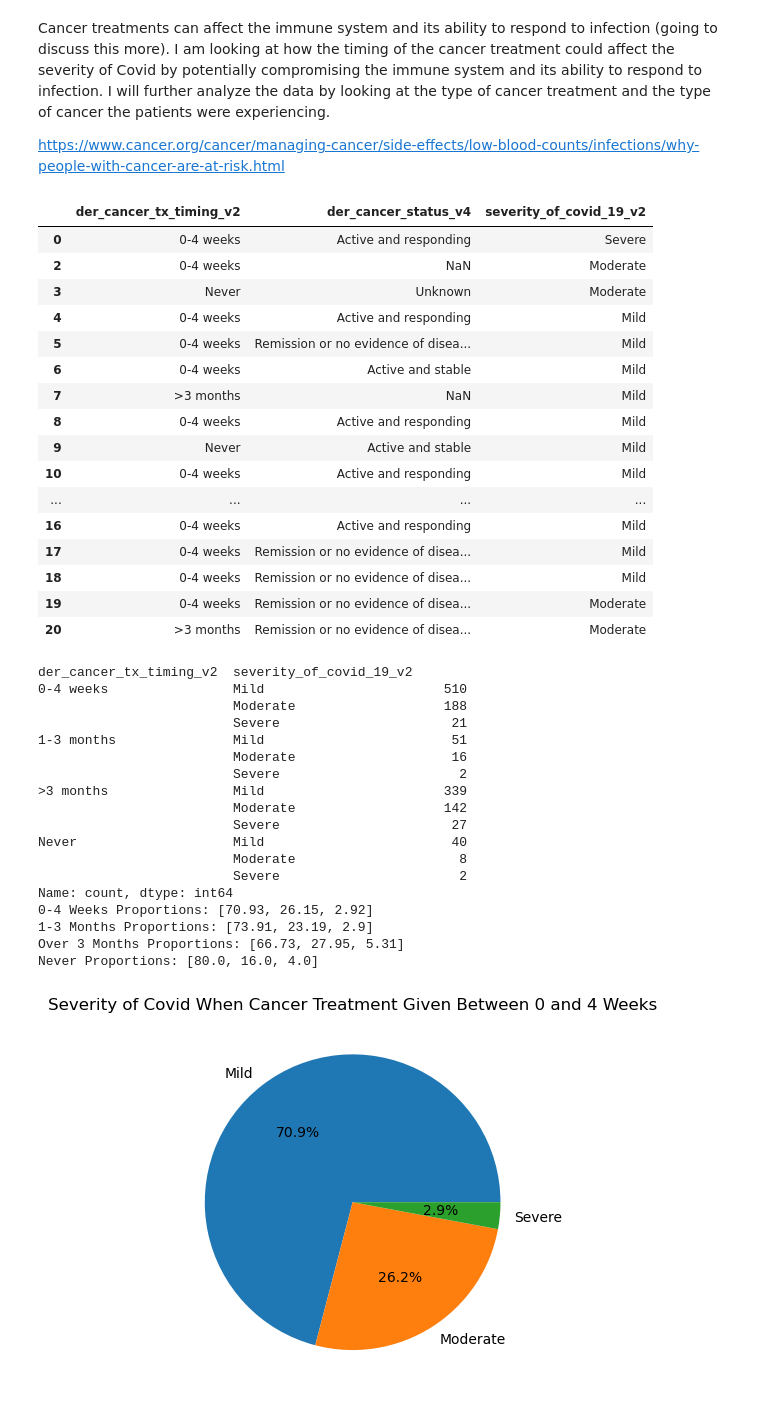
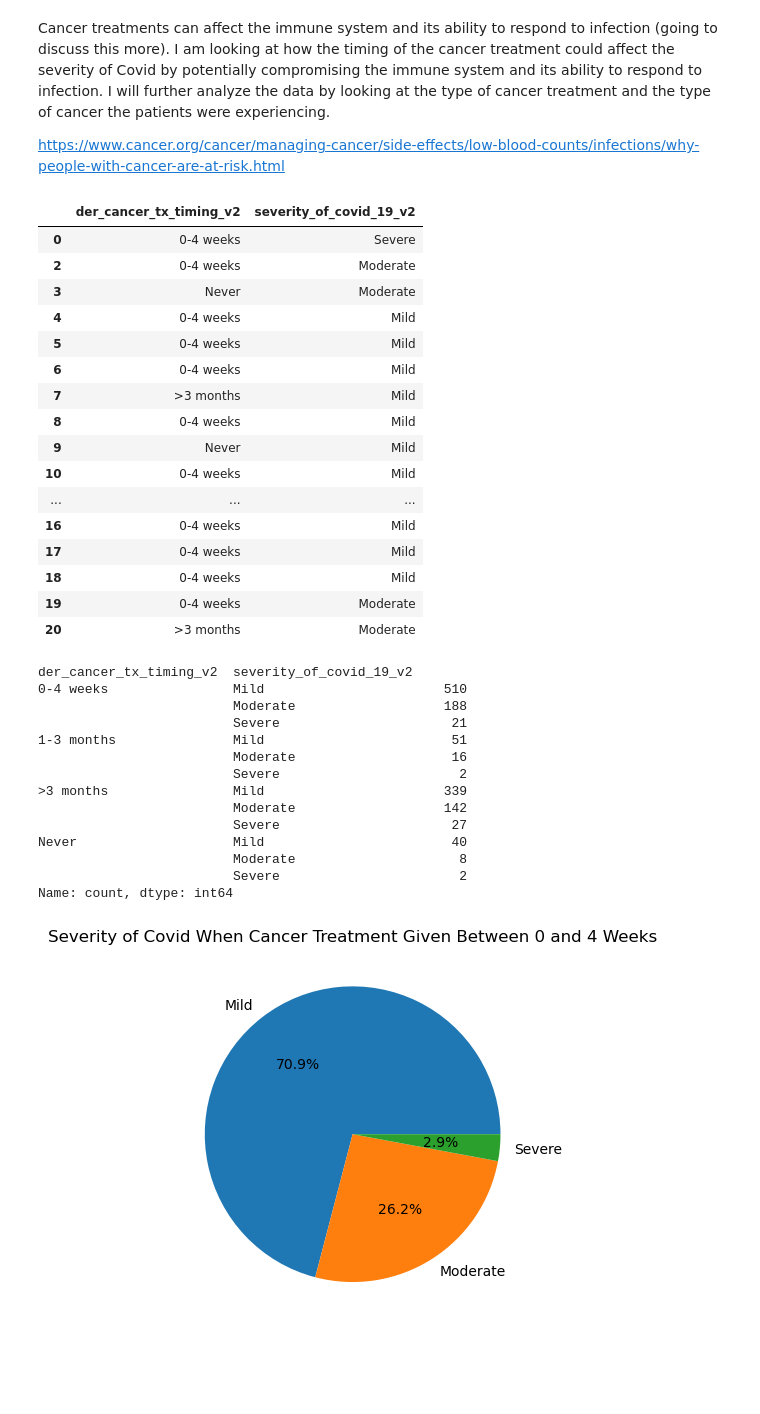
Before and after one commit to HSaleem352/Bootcamp-Project1, a Jupyter notebook: data_cleaning_afr.ipynb, the cells around one changed output. Drawn from its saved outputs; the diff is of its cells as text; code cells hidden in the pictures; blank space fills up the shorter version.

```diff
--- a/data_cleaning_afr.ipynb
+++ b/data_cleaning_afr.ipynb
@@ -3,50 +3,50 @@ Cancer treatments can affect the immune system and its ability to respond to inf
 
 https://www.cancer.org/cancer/managing-cancer/side-effects/low-blood-counts/infections/why-people-with-cancer-are-at-risk.html
 # %%
-#!pip install pyreadr
+# Creating Dataframe to compare the timing of cancer treatment with the severity of covid-19
 
 import pandas as pd
 import matplotlib.pyplot as plt
 import numpy as np
 import scipy.stats as st
 
 read_file = pd.read_csv (r'dataset')
 read_file.to_csv (r'dataset.csv', index=None)
 
 filepath = "dataset.csv"
 dataset_df = pd.read_csv(filepath)
 
 # for col in dataset_df.columns:
 #     print(col)
 
 dataset_df.dropna(subset=['der_cancer_tx_timing_v2'], inplace=True)
 
 # new_df = dataset_df["der_cancer_tx_timing_v2"]
 # new_df.sample(20)
 
-clean_df = dataset_df[["der_cancer_tx_timing_v2", "der_cancer_status_v4", "severity_of_covid_19_v2"]]
+clean_df = dataset_df[["der_cancer_tx_timing_v2", "severity_of_covid_19_v2"]]
 
 clean_df.head(20)
 # %% [output]
-|  | der_cancer_tx_timing_v2 | der_cancer_status_v4 | severity_of_covid_19_v2 |
-| 0 | 0-4 weeks | Active and responding | Severe |
-| 2 | 0-4 weeks | NaN | Moderate |
-| 3 | Never | Unknown | Moderate |
-| 4 | 0-4 weeks | Active and responding | Mild |
-| 5 | 0-4 weeks | Remission or no evidence of disea... | Mild |
-| 6 | 0-4 weeks | Active and stable | Mild |
-| 7 | >3 months | NaN | Mild |
-| 8 | 0-4 weeks | Active and responding | Mild |
-| 9 | Never | Active and stable | Mild |
-| 10 | 0-4 weeks | Active and responding | Mild |
-| ... | ... | ... | ... |
-| 16 | 0-4 weeks | Active and responding | Mild |
-| 17 | 0-4 weeks | Remission or no evidence of disea... | Mild |
-| 18 | 0-4 weeks | Remission or no evidence of disea... | Mild |
-| 19 | 0-4 weeks | Remission or no evidence of disea... | Moderate |
-| 20 | >3 months | Remission or no evidence of disea... | Moderate |
+|  | der_cancer_tx_timing_v2 | severity_of_covid_19_v2 |
+| 0 | 0-4 weeks | Severe |
+| 2 | 0-4 weeks | Moderate |
+| 3 | Never | Moderate |
+| 4 | 0-4 weeks | Mild |
+| 5 | 0-4 weeks | Mild |
+| 6 | 0-4 weeks | Mild |
+| 7 | >3 months | Mild |
+| 8 | 0-4 weeks | Mild |
+| 9 | Never | Mild |
+| 10 | 0-4 weeks | Mild |
+| ... | ... | ... |
+| 16 | 0-4 weeks | Mild |
+| 17 | 0-4 weeks | Mild |
+| 18 | 0-4 weeks | Mild |
+| 19 | 0-4 weeks | Moderate |
+| 20 | >3 months | Moderate |
 # %%
-# Comparing the severity of Covid to the timing of their cancer treatment after Covid
+# Calculating proportions for Pie Chart Visualization at Each Time Point Based on the Value Counts Results
 
 treatment_timing = clean_df.groupby(["der_cancer_tx_timing_v2"])["severity_of_covid_19_v2"].value_counts()
 print(treatment_timing)
@@ -74,11 +74,6 @@ never_mil = round(40/never_total*100, 2)
 never_mod = round(8/never_total*100, 2)
 never_sev = round(2/never_total*100, 2)
 never_list = [never_mil, never_mod, never_sev]
-
-print("0-4 Weeks Proportions: " + str(zero_to_four_list))
-print("1-3 Months Proportions: " + str(one_to_three_list))
-print("Over 3 Months Proportions: " + str(over_three_list))
-print("Never Proportions: " + str(never_list))
 # %% [output]
 der_cancer_tx_timing_v2  severity_of_covid_19_v2
 0-4 weeks                Mild                       510
@@ -94,10 +89,6 @@ Never                    Mild                        40
                          Moderate                     8
                          Severe                       2
 Name: count, dtype: int64
-0-4 Weeks Proportions: [70.93, 26.15, 2.92]
-1-3 Months Proportions: [73.91, 23.19, 2.9]
-Over 3 Months Proportions: [66.73, 27.95, 5.31]
-Never Proportions: [80.0, 16.0, 4.0]
 # %%
 # Data Visualization for Comparing the timing of Cancer Treatment to their Covid Outcome - PIE CHARTS
 
```
Also changed, not shown: parts of 3 cells of this notebook.
